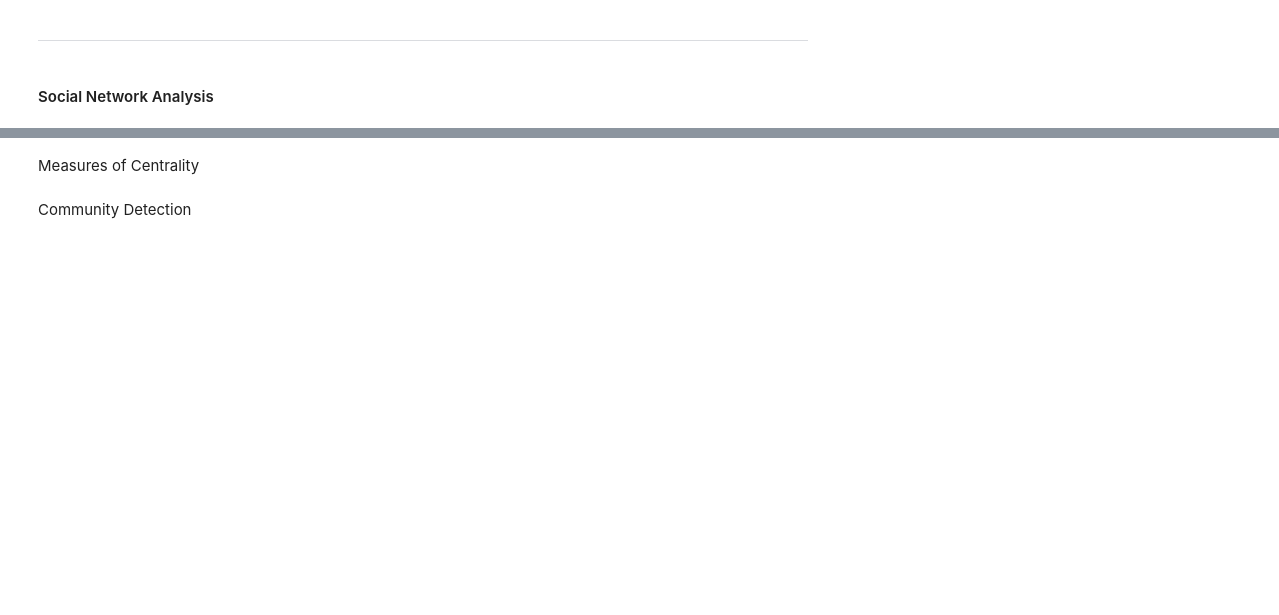
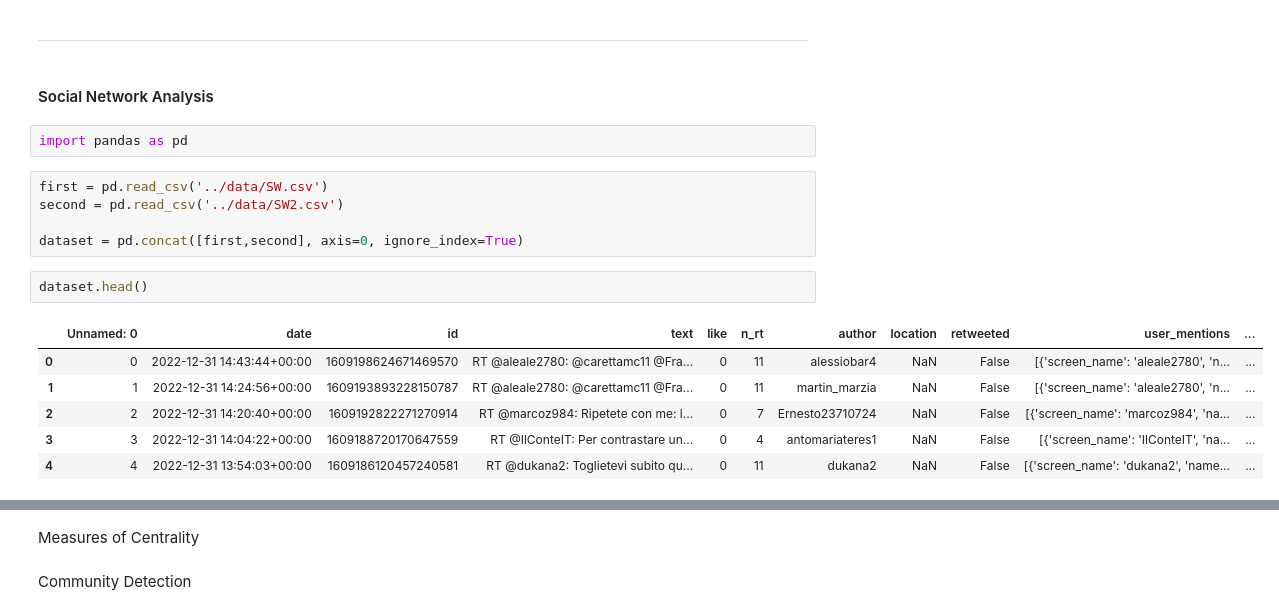
Before and after one commit to Blowdire/SocialMediaProject, a Jupyter notebook: notebooks/project-SMA-SW.ipynb, the cells around one changed output, grey strips where cells are left out. Cells and saved outputs as stored; diff of their text form; blank space fills up the shorter version.

```diff
--- a/notebooks/project-SMA-SW.ipynb
+++ b/notebooks/project-SMA-SW.ipynb
@@ -325,3 +325,19 @@ tweets_emotion.to_csv('../data/SW_emotion.csv')
 ---
 # %% [markdown]
 #### Social Network Analysis
+# %%
+import pandas as pd
+# %%
+first = pd.read_csv('../data/SW.csv')
+second = pd.read_csv('../data/SW2.csv')
+
+dataset = pd.concat([first,second], axis=0, ignore_index=True)
+# %%
+dataset.head()
+# %% [output]
+|  | Unnamed: 0 | date | id | text | like | n_rt | author | location | retweeted | user_mentions | ... |
+| 0 | 0 | 2022-12-31 14:43:44+00:00 | 1609198624671469570 | RT @aleale2780: @carettamc11 @Fra... | 0 | 11 | alessiobar4 | NaN | False | [{'screen_name': 'aleale2780', 'n... | ... |
+| 1 | 1 | 2022-12-31 14:24:56+00:00 | 1609193893228150787 | RT @aleale2780: @carettamc11 @Fra... | 0 | 11 | martin_marzia | NaN | False | [{'screen_name': 'aleale2780', 'n... | ... |
+| 2 | 2 | 2022-12-31 14:20:40+00:00 | 1609192822271270914 | RT @marcoz984: Ripetete con me: l... | 0 | 7 | Ernesto23710724 | NaN | False | [{'screen_name': 'marcoz984', 'na... | ... |
+| 3 | 3 | 2022-12-31 14:04:22+00:00 | 1609188720170647559 | RT @IlConteIT: Per contrastare un... | 0 | 4 | antomariateres1 | NaN | False | [{'screen_name': 'IlConteIT', 'na... | ... |
+| 4 | 4 | 2022-12-31 13:54:03+00:00 | 1609186120457240581 | RT @dukana2: Toglietevi subito qu... | 0 | 11 | dukana2 | NaN | False | [{'screen_name': 'dukana2', 'name... | ... |
```
Also changed, not shown: parts of 2 cells of this notebook.
